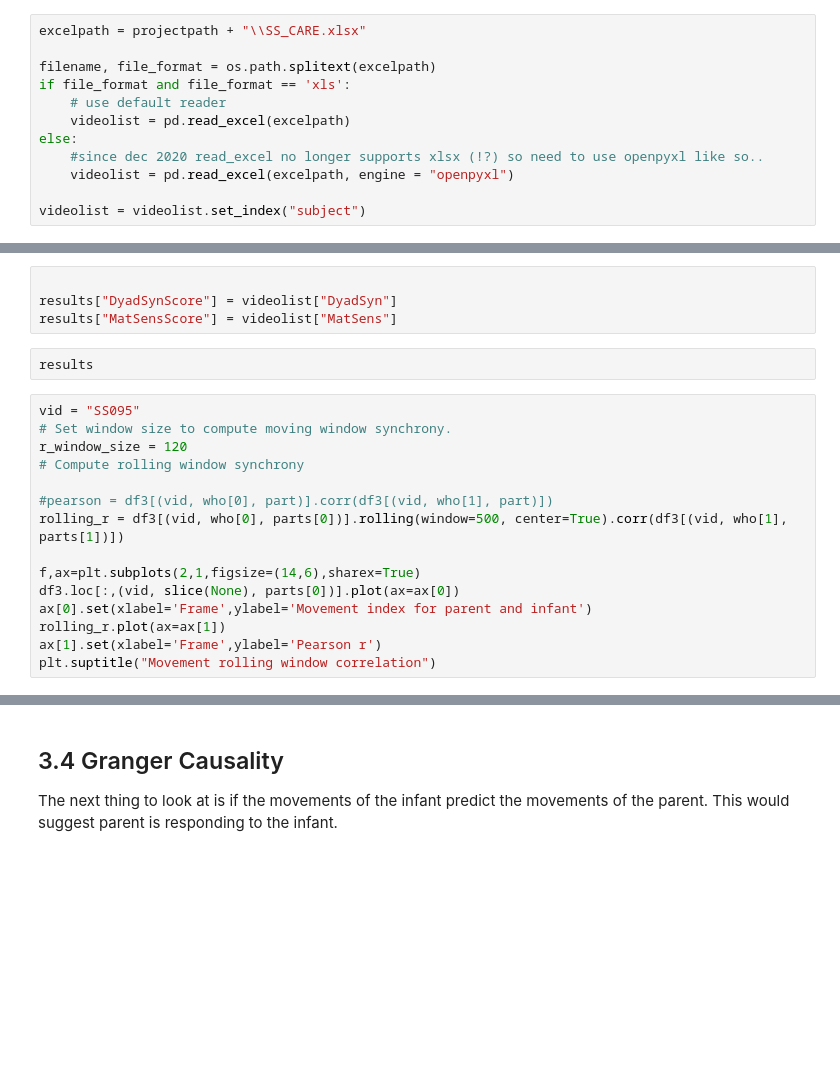
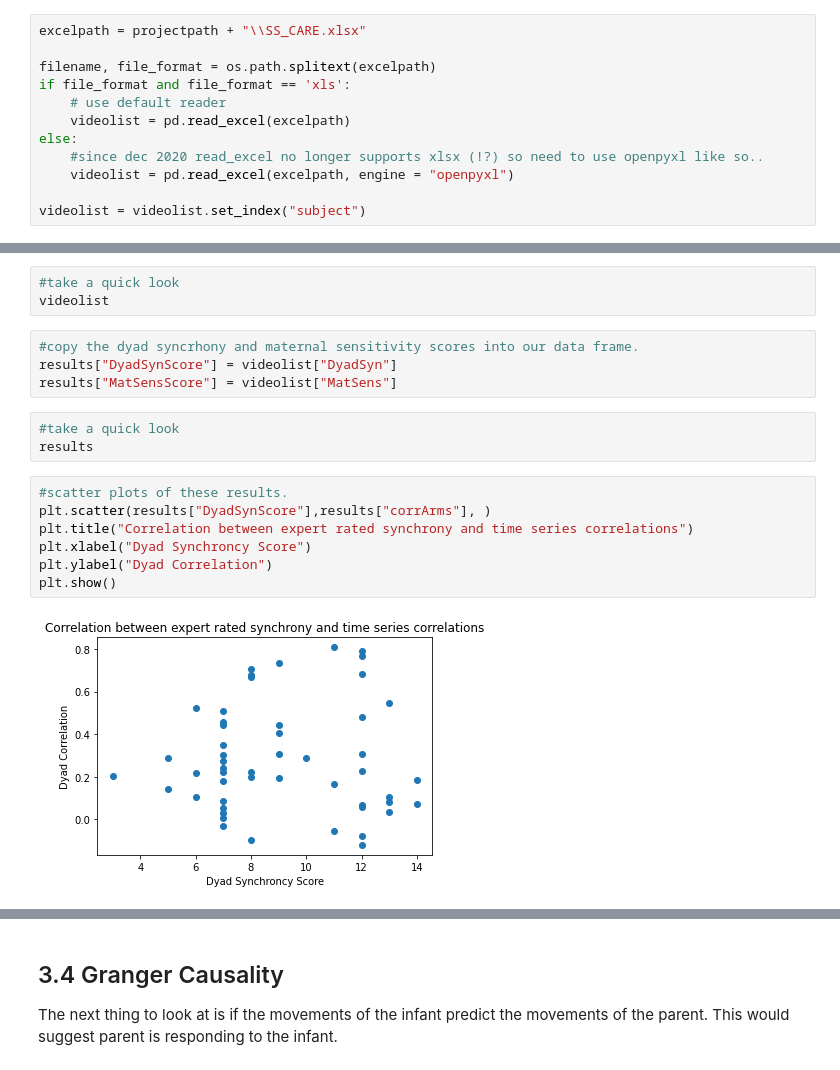
Before and after one commit to InfantLab/VASC, a Jupyter notebook: Step3.AnalyseData.scipy.ipynb, the cells around one changed output, grey strips where cells are left out. Saved outputs shown, nothing was run; the diff lists cells and outputs as text; blank space fills up the shorter version.

```diff
--- a/Step3.AnalyseData.scipy.ipynb
+++ b/Step3.AnalyseData.scipy.ipynb
@@ -402,23 +374,21 @@ videolist
+# %%
+#take a quick look
+videolist
 # %%
-
+#copy the dyad syncrhony and maternal sensitivity scores into our data frame.
 results["DyadSynScore"] = videolist["DyadSyn"]
 results["MatSensScore"] = videolist["MatSens"]
-# %%
-results
-# %%
-vid = "SS095"
-# Set window size to compute moving window synchrony.
-r_window_size = 120
-# Compute rolling window synchrony
-
-#pearson = df3[(vid, who[0], part)].corr(df3[(vid, who[1], part)])
-rolling_r = df3[(vid, who[0], parts[0])].rolling(window=500, center=True).corr(df3[(vid, who[1], parts[1])])
-
-f,ax=plt.subplots(2,1,figsize=(14,6),sharex=True)
-df3.loc[:,(vid, slice(None), parts[0])].plot(ax=ax[0])
-ax[0].set(xlabel='Frame',ylabel='Movement index for parent and infant')
-rolling_r.plot(ax=ax[1])
-ax[1].set(xlabel='Frame',ylabel='Pearson r')
-plt.suptitle("Movement rolling window correlation")
+# %%
+#take a quick look
+results
+# %%
+#scatter plots of these results.
+plt.scatter(results["DyadSynScore"],results["corrArms"], )
+plt.title("Correlation between expert rated synchrony and time series correlations")
+plt.xlabel("Dyad Synchroncy Score")
+plt.ylabel("Dyad Correlation")
+plt.show()
+# %% [output]
+[figure, added]
 # %%
 rolling_r.mean()
```
Also changed, not shown: parts of 12 cells of this notebook, 2 other files.
